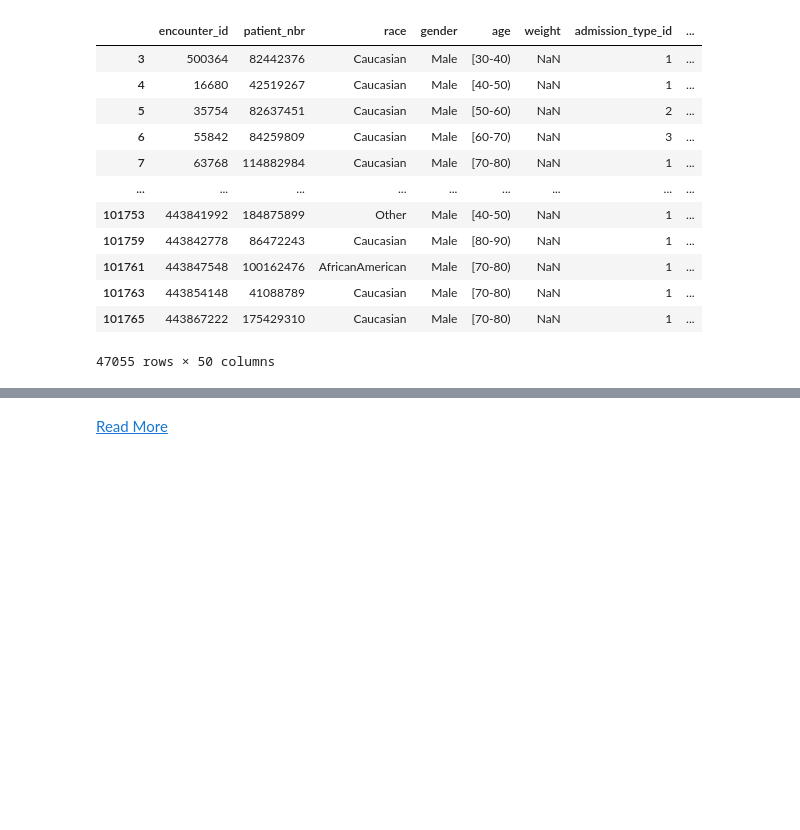
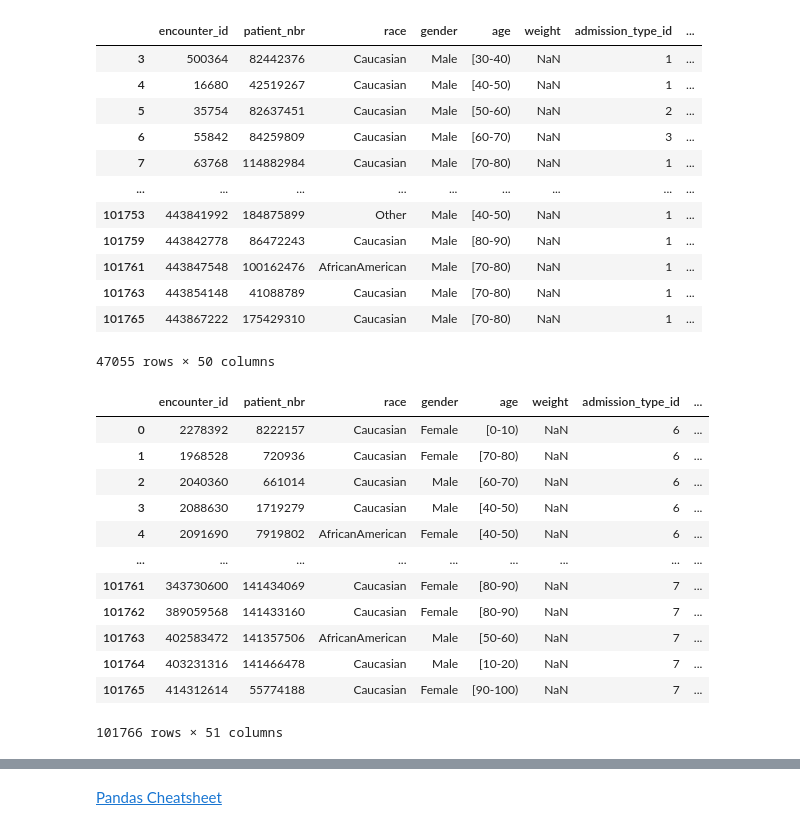
Before and after one commit to TheIshank/Python-Workshop, a Jupyter notebook: Notebooks/Data Manipulation.ipynb, the cells around one changed output, grey strips where cells are left out. Saved outputs shown, nothing was run; the diff lists cells and outputs as text; code cells hidden in the pictures; blank space fills up the shorter version.

Commit message:
Join Added

```diff
--- a/Notebooks/Data Manipulation.ipynb
+++ b/Notebooks/Data Manipulation.ipynb
@@ -194,6 +197,26 @@ data_frame.loc[data_group.groups['Male'].values]
 | 101763 | 443854148 | 41088789 | Caucasian | Male | [70-80) | NaN | 1 | ... |
 | 101765 | 443867222 | 175429310 | Caucasian | Male | [70-80) | NaN | 1 | ... |
 47055 rows × 50 columns
+# %%
+#Join
+
+admission_types = pd.read_excel("Assets/dataset_diabetes/dataset_diabetes/admission_types.xlsx")
+# %%
+pd.merge(data_frame, admission_types, on="admission_type_id")
+# %% [output]
+|  | encounter_id | patient_nbr | race | gender | age | weight | admission_type_id | ... |
+| 0 | 2278392 | 8222157 | Caucasian | Female | [0-10) | NaN | 6 | ... |
+| 1 | 1968528 | 720936 | Caucasian | Female | [70-80) | NaN | 6 | ... |
+| 2 | 2040360 | 661014 | Caucasian | Male | [60-70) | NaN | 6 | ... |
+| 3 | 2088630 | 1719279 | Caucasian | Male | [40-50) | NaN | 6 | ... |
+| 4 | 2091690 | 7919802 | AfricanAmerican | Female | [40-50) | NaN | 6 | ... |
+| ... | ... | ... | ... | ... | ... | ... | ... | ... |
+| 101761 | 343730600 | 141434069 | Caucasian | Female | [80-90) | NaN | 7 | ... |
+| 101762 | 389059568 | 141433160 | Caucasian | Female | [80-90) | NaN | 7 | ... |
+| 101763 | 402583472 | 141357506 | AfricanAmerican | Male | [50-60) | NaN | 7 | ... |
+| 101764 | 403231316 | 141466478 | Caucasian | Male | [10-20) | NaN | 7 | ... |
+| 101765 | 414312614 | 55774188 | Caucasian | Female | [90-100) | NaN | 7 | ... |
+101766 rows × 51 columns
 # %%
 #Reading Parquet files with pandas
 pd.read_parquet("Assets/Parquet Files/userdata1.parquet")
@@ -212,4 +235,4 @@ pd.read_parquet("Assets/Parquet Files/userdata1.parquet")
 | 999 | 2016-02-03 09:52:18 | 1000 | Julie | Meyer | jmeyerrr@flavors.me | Female | 217.1.147.132 | 374288099198540 | China | ... |
 1000 rows × 13 columns
 # %% [markdown]
-[Read More](https://pandas.pydata.org/Pandas_Cheat_Sheet.pdf)
+[Pandas Cheatsheet](https://pandas.pydata.org/Pandas_Cheat_Sheet.pdf)
```
Also changed, not shown: parts of 2 cells of this notebook.
